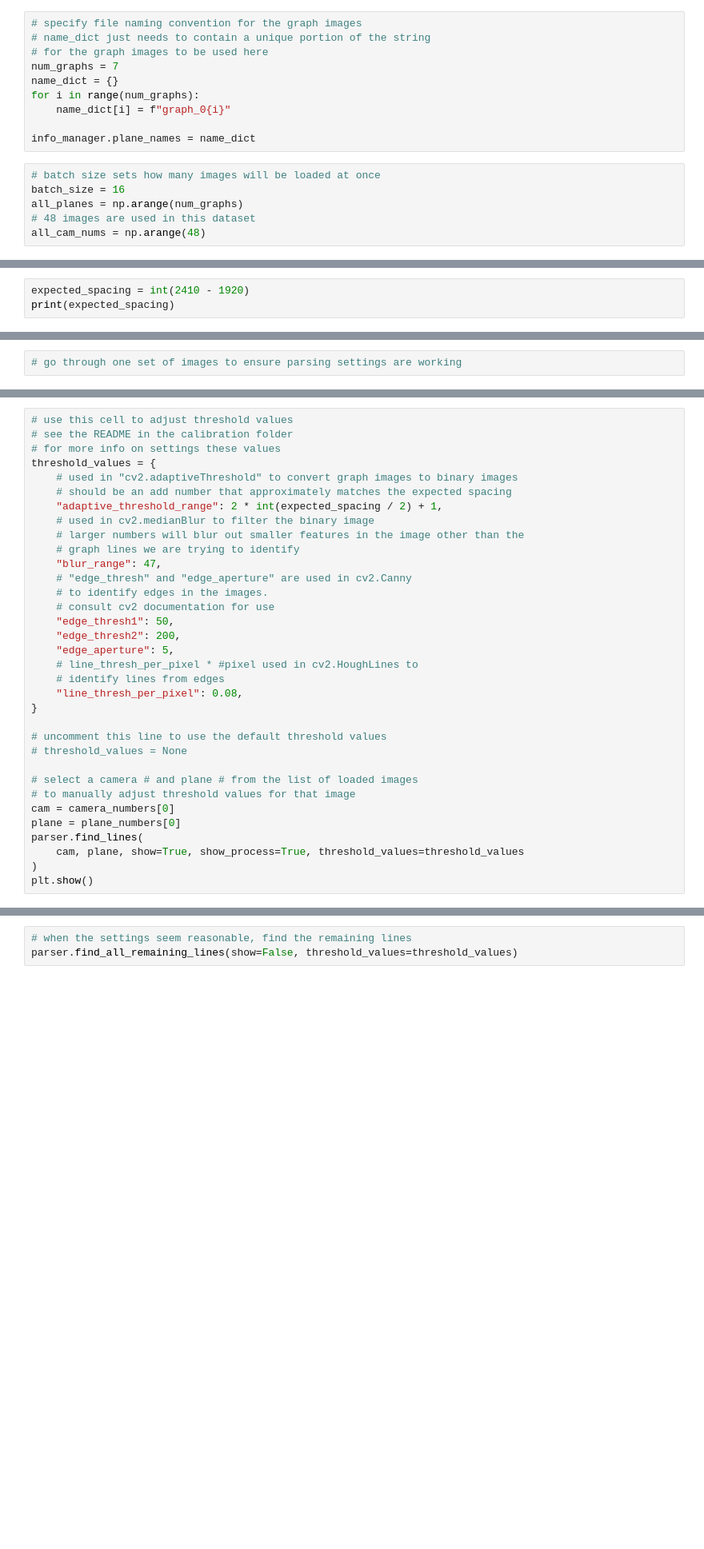
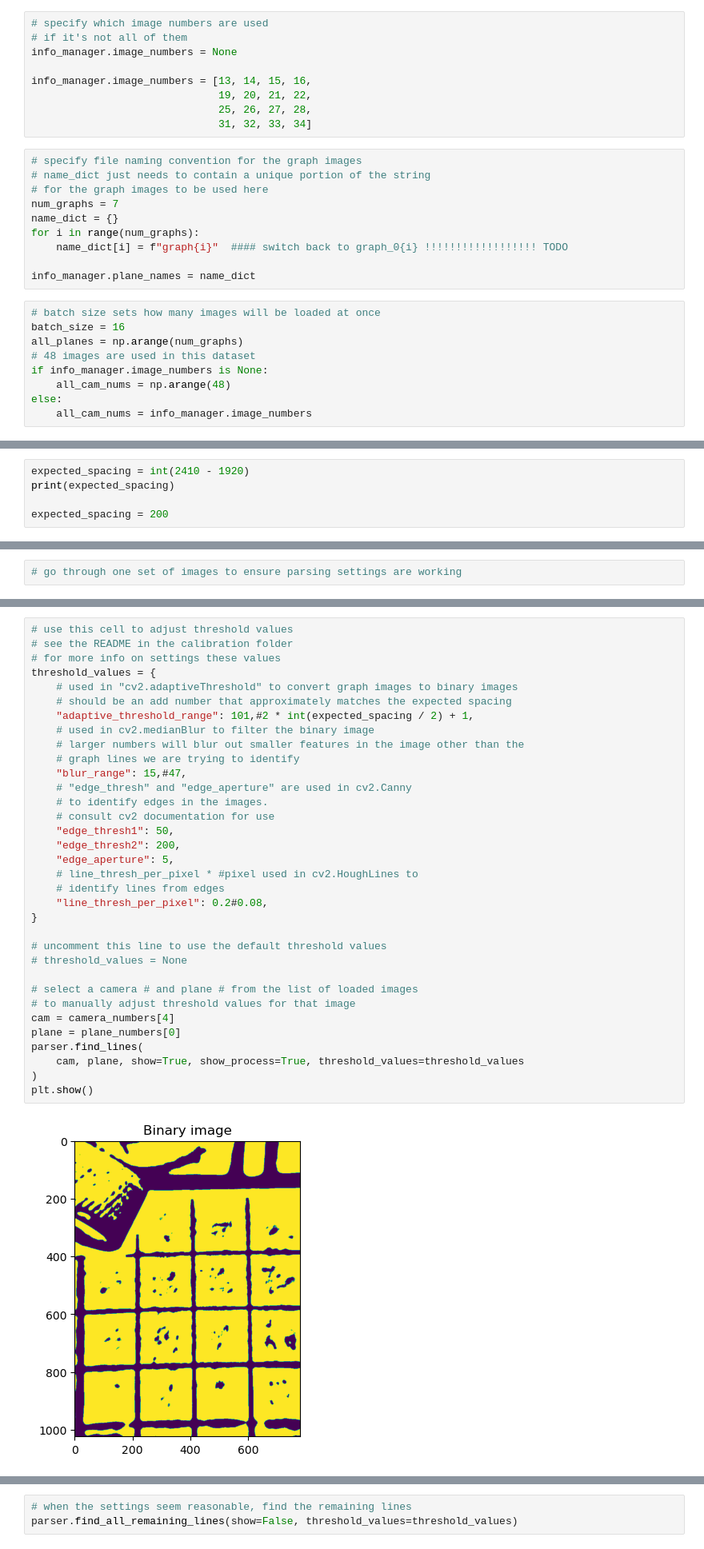
Before and after one commit to clarebcook/FiLMScope, a Jupyter notebook: calibration_scripts/run_calibration.ipynb, the cells around one changed output, grey strips where cells are left out. Shown at 80% size. Saved outputs shown, nothing was run; the diff lists cells and outputs as text; blank space fills up the shorter version.

```diff
--- a/calibration_scripts/run_calibration.ipynb
+++ b/calibration_scripts/run_calibration.ipynb
@@ -29,6 +29,15 @@ info_manager.vertex_spacing_m = 0.004357142857142857
 info_manager.pixel_size = 1.1e-6
 
 info_manager.save_all_info()
+# %%
+# specify which image numbers are used
+# if it's not all of them
+info_manager.image_numbers = None
+
+info_manager.image_numbers = [13, 14, 15, 16,
+                              19, 20, 21, 22,
+                              25, 26, 27, 28,
+                              31, 32, 33, 34]
 # %%
 # specify file naming convention for the graph images
 # name_dict just needs to contain a unique portion of the string
@@ -36,7 +45,7 @@ info_manager.save_all_info()
 num_graphs = 7
 name_dict = {}
 for i in range(num_graphs):
-    name_dict[i] = f"graph_0{i}"
+    name_dict[i] = f"graph{i}"  #### switch back to graph_0{i} !!!!!!!!!!!!!!!!!! TODO
 
 info_manager.plane_names = name_dict
 # %%
@@ -44,7 +53,10 @@ info_manager.plane_names = name_dict
 batch_size = 16
 all_planes = np.arange(num_graphs)
 # 48 images are used in this dataset
-all_cam_nums = np.arange(48)
+if info_manager.image_numbers is None:
+    all_cam_nums = np.arange(48)
+else:
+    all_cam_nums = info_manager.image_numbers
 # %%
 # load and display an image to manually set the expected spacing between graph vertices
 # this graph target has both "major" and "minor" lines, and we only extract vertices
@@ -59,3 +73,5 @@ plt.show()
 # %%
 expected_spacing = int(2410 - 1920)
 print(expected_spacing)
+
+expected_spacing = 200
@@ -126,34 +146,36 @@ parser = SystemVertexParser(
 # %%
 # use this cell to adjust threshold values
 # see the README in the calibration folder
 # for more info on settings these values
 threshold_values = {
     # used in "cv2.adaptiveThreshold" to convert graph images to binary images
     # should be an add number that approximately matches the expected spacing
-    "adaptive_threshold_range": 2 * int(expected_spacing / 2) + 1,
+    "adaptive_threshold_range": 101,#2 * int(expected_spacing / 2) + 1,
     # used in cv2.medianBlur to filter the binary image
     # larger numbers will blur out smaller features in the image other than the
     # graph lines we are trying to identify
-    "blur_range": 47,
+    "blur_range": 15,#47,
     # "edge_thresh" and "edge_aperture" are used in cv2.Canny
     # to identify edges in the images.
     # consult cv2 documentation for use
     "edge_thresh1": 50,
     "edge_thresh2": 200,
     "edge_aperture": 5,
     # line_thresh_per_pixel * #pixel used in cv2.HoughLines to
     # identify lines from edges
-    "line_thresh_per_pixel": 0.08,
+    "line_thresh_per_pixel": 0.2#0.08,
 }
 
 # uncomment this line to use the default threshold values
 # threshold_values = None
 
 # select a camera # and plane # from the list of loaded images
 # to manually adjust threshold values for that image
-cam = camera_numbers[0]
+cam = camera_numbers[4]
 plane = plane_numbers[0]
 parser.find_lines(
     cam, plane, show=True, show_process=True, threshold_values=threshold_values
 )
 plt.show()
+# %% [output]
+[figure, added]
```
Also changed, not shown: parts of 9 cells of this notebook, 5 other files.
